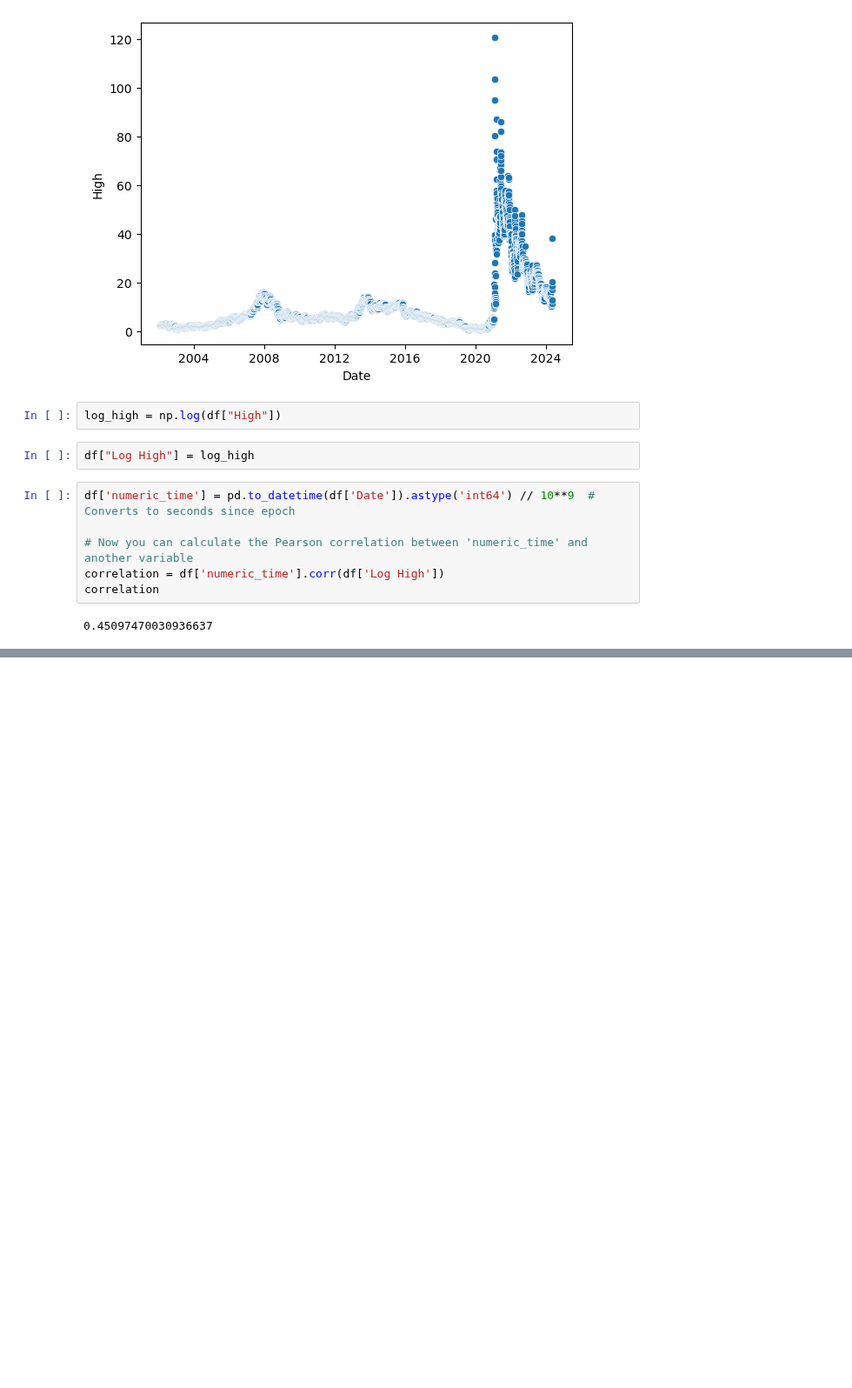
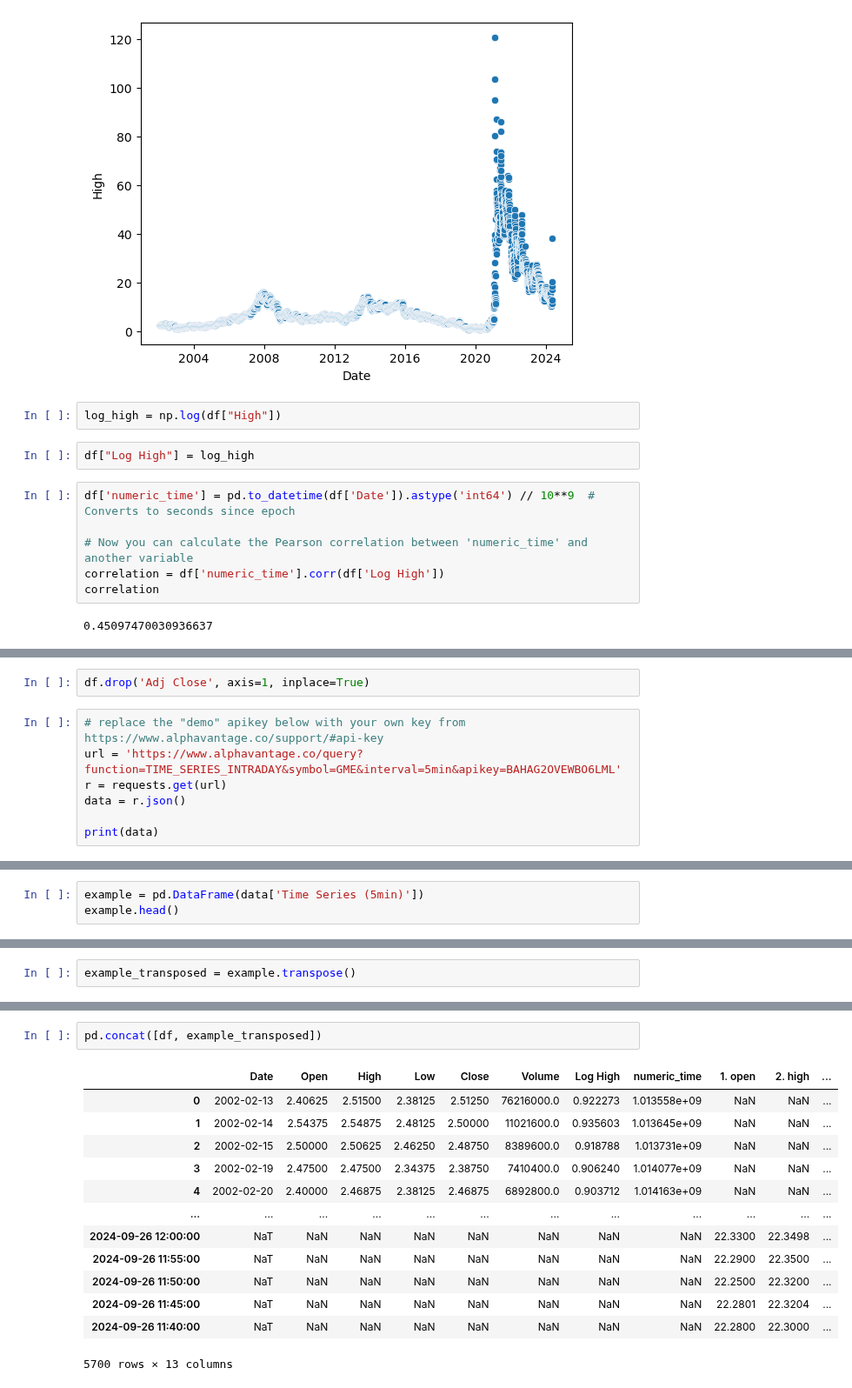
Before and after one commit to ReapersOne/AI, a Jupyter notebook: Semester 1/Stocks/Stocks.ipynb, the cells around one changed output, grey strips where cells are left out. Shown at 87% size. Saved outputs shown, nothing was run; the diff lists cells and outputs as text; blank space fills up the shorter version.

```diff
--- a/Semester 1/Stocks/Stocks.ipynb
+++ b/Semester 1/Stocks/Stocks.ipynb
@@ -116,0 +151,9 @@ correlation
+# %%
+df.drop('Adj Close', axis=1, inplace=True)
+# %%
+# replace the "demo" apikey below with your own key from https://www.alphavantage.co/support/#api-key
+url = 'https://www.alphavantage.co/query?function=TIME_SERIES_INTRADAY&symbol=GME&interval=5min&apikey=BAHAG2OVEWBO6LML'
+r = requests.get(url)
+data = r.json()
+
+print(data)
@@ -116,0 +162,3 @@ correlation
+# %%
+example = pd.DataFrame(data['Time Series (5min)'])
+example.head()
@@ -116,0 +173,2 @@ correlation
+# %%
+example_transposed = example.transpose()
@@ -116,0 +191,16 @@ correlation
+# %%
+pd.concat([df, example_transposed])
+# %% [output]
+|  | Date | Open | High | Low | Close | Volume | Log High | numeric_time | 1. open | 2. high | ... |
+| 0 | 2002-02-13 | 2.40625 | 2.51500 | 2.38125 | 2.51250 | 76216000.0 | 0.922273 | 1.013558e+09 | NaN | NaN | ... |
+| 1 | 2002-02-14 | 2.54375 | 2.54875 | 2.48125 | 2.50000 | 11021600.0 | 0.935603 | 1.013645e+09 | NaN | NaN | ... |
+| 2 | 2002-02-15 | 2.50000 | 2.50625 | 2.46250 | 2.48750 | 8389600.0 | 0.918788 | 1.013731e+09 | NaN | NaN | ... |
+| 3 | 2002-02-19 | 2.47500 | 2.47500 | 2.34375 | 2.38750 | 7410400.0 | 0.906240 | 1.014077e+09 | NaN | NaN | ... |
+| 4 | 2002-02-20 | 2.40000 | 2.46875 | 2.38125 | 2.46875 | 6892800.0 | 0.903712 | 1.014163e+09 | NaN | NaN | ... |
+| ... | ... | ... | ... | ... | ... | ... | ... | ... | ... | ... | ... |
+| 2024-09-26 12:00:00 | NaT | NaN | NaN | NaN | NaN | NaN | NaN | NaN | 22.3300 | 22.3498 | ... |
+| 2024-09-26 11:55:00 | NaT | NaN | NaN | NaN | NaN | NaN | NaN | NaN | 22.2900 | 22.3500 | ... |
+| 2024-09-26 11:50:00 | NaT | NaN | NaN | NaN | NaN | NaN | NaN | NaN | 22.2500 | 22.3200 | ... |
+| 2024-09-26 11:45:00 | NaT | NaN | NaN | NaN | NaN | NaN | NaN | NaN | 22.2801 | 22.3204 | ... |
+| 2024-09-26 11:40:00 | NaT | NaN | NaN | NaN | NaN | NaN | NaN | NaN | 22.2800 | 22.3000 | ... |
+5700 rows × 13 columns
```
Also changed, not shown: parts of 10 cells of this notebook, 2 other files.
